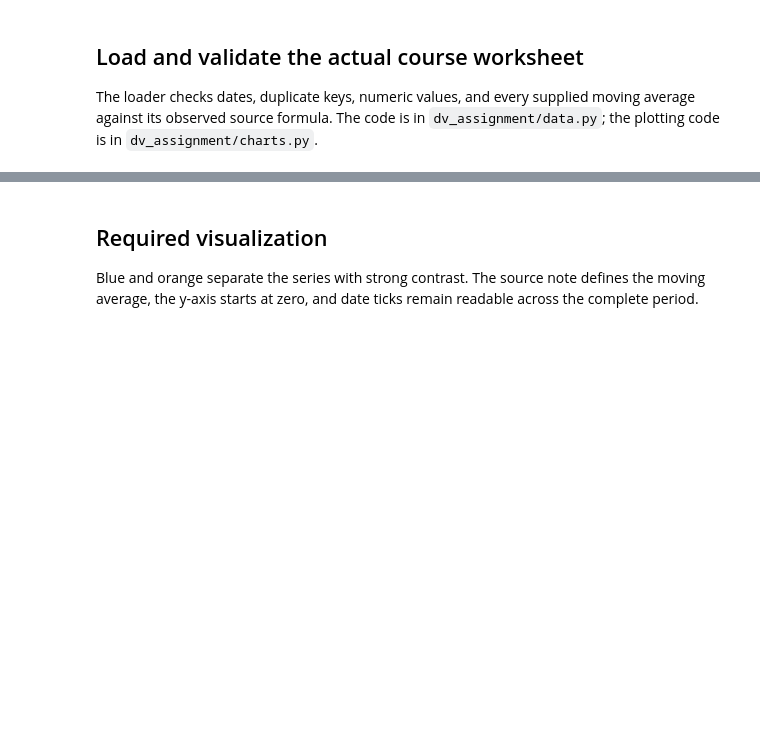
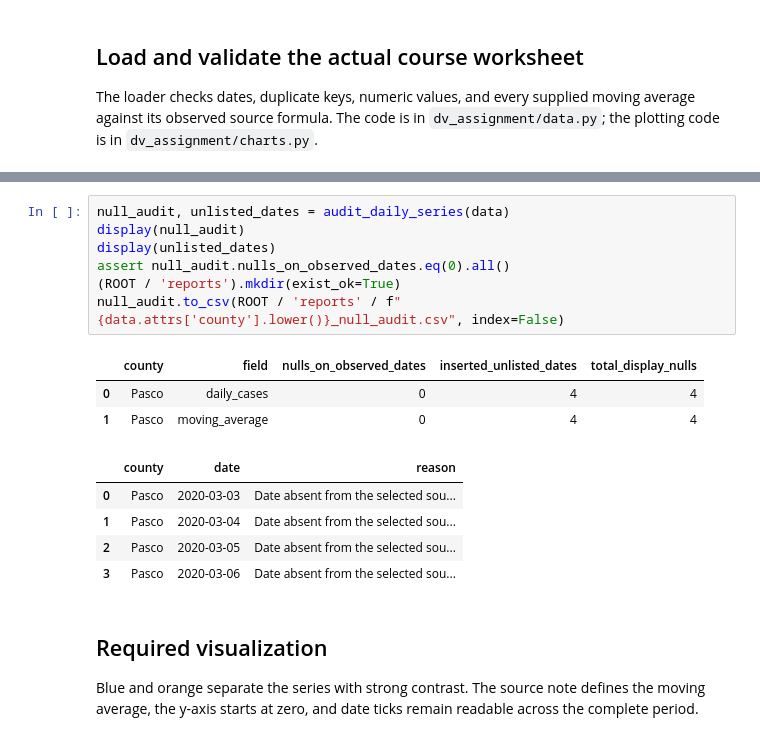
Before and after one commit to SheikhRobinEmon-USF/DV-Python-assignment, a Jupyter notebook: notebooks/02_pasco_covid.ipynb, the cells around one changed output, grey strips where cells are left out. Drawn from its saved outputs; the diff is of its cells as text; blank space fills up the shorter version.

```diff
--- a/notebooks/02_pasco_covid.ipynb
+++ b/notebooks/02_pasco_covid.ipynb
@@ -56,3 +60,19 @@ Unlisted calendar dates: 4
+# %%
+null_audit, unlisted_dates = audit_daily_series(data)
+display(null_audit)
+display(unlisted_dates)
+assert null_audit.nulls_on_observed_dates.eq(0).all()
+(ROOT / 'reports').mkdir(exist_ok=True)
+null_audit.to_csv(ROOT / 'reports' / f"{data.attrs['county'].lower()}_null_audit.csv", index=False)
+# %% [output]
+|  | county | field | nulls_on_observed_dates | inserted_unlisted_dates | total_display_nulls |
+| 0 | Pasco | daily_cases | 0 | 4 | 4 |
+| 1 | Pasco | moving_average | 0 | 4 | 4 |
+|  | county | date | reason |
+| 0 | Pasco | 2020-03-03 | Date absent from the selected sou... |
+| 1 | Pasco | 2020-03-04 | Date absent from the selected sou... |
+| 2 | Pasco | 2020-03-05 | Date absent from the selected sou... |
+| 3 | Pasco | 2020-03-06 | Date absent from the selected sou... |
 # %% [markdown]
 ## Required visualization
 
```
Also changed, not shown: parts of 3 cells of this notebook, 18 other files.
